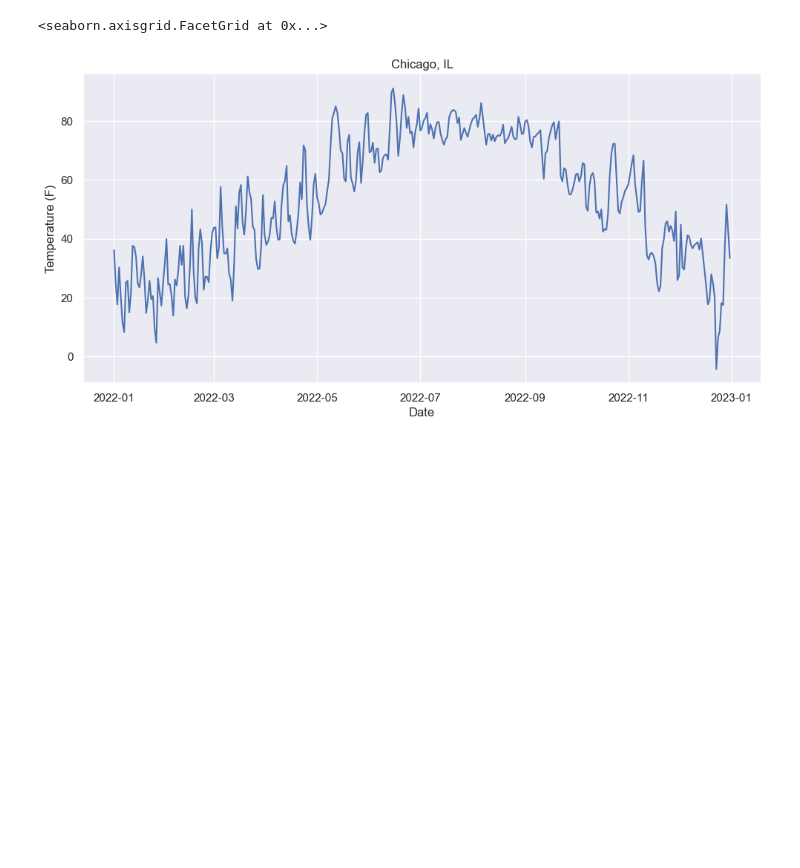
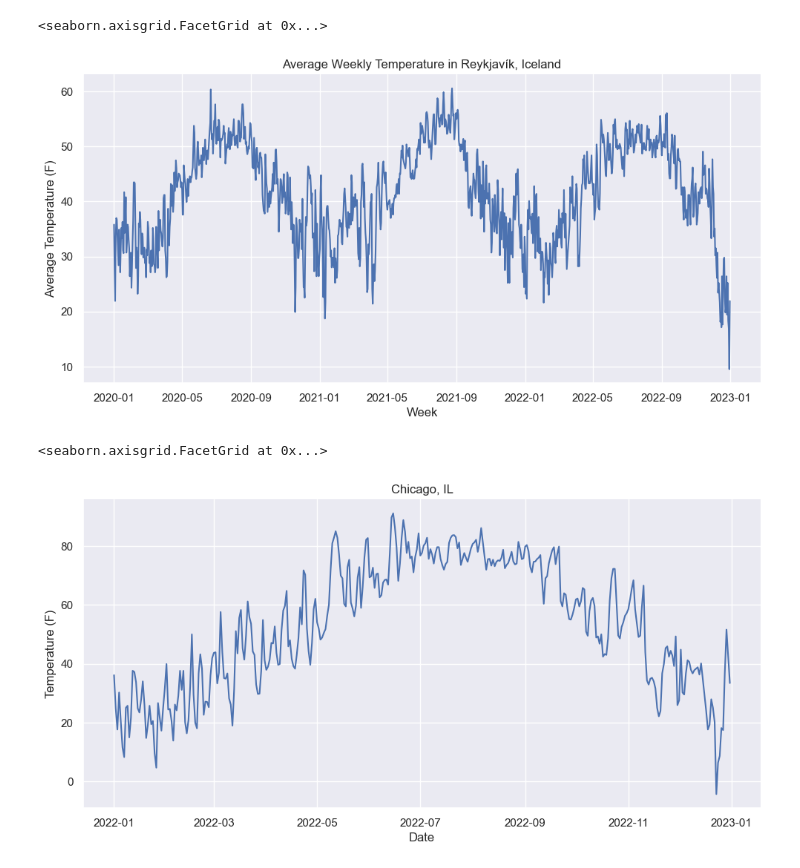
Before and after one commit to afitzer/2023-Travel, a Jupyter notebook: weather-1.ipynb, the cells around one changed output. Saved outputs shown, nothing was run; the diff lists cells and outputs as text; code cells hidden in the pictures; blank space fills up the shorter version.

```diff
--- a/weather-1.ipynb
+++ b/weather-1.ipynb
@@ -11,17 +11,18 @@ import pandas as pd
 sns.set_theme()
 # %%
 # Set time period
-start = datetime(2022, 1, 1)
+start = datetime(2020, 1, 1)
 end = datetime(2022, 12, 31)
 # %%
 # Create Points for each city
-chicago = Point(41.916256, -87.647254)
-seattle = Point(47.606209, -122.332071)
-austin = Point(30.267153, -97.743061)
-denver = Point(39.739236, -104.990251)
-las_vegas = Point(36.169941, -115.13983)
-vancouver = Point(49.282729, -123.120738)
-london = Point(51.507351, -0.127758)
-bozeman = Point(45.6795, -111.042222)
+# chicago = Point(41.916256, -87.647254)
+# seattle = Point(47.606209, -122.332071)
+# austin = Point(30.267153, -97.743061)
+# denver = Point(39.739236, -104.990251)
+# las_vegas = Point(36.169941, -115.13983)
+# vancouver = Point(49.282729, -123.120738)
+# london = Point(51.507351, -0.127758)
+# bozeman = Point(45.6795, -111.042222)
+reykjavík = Point(64.135338, -21.89521)
 # %%
 # Get daily data for each city in Fahrenheit
@@ -69,3 +77,10 @@ bozeman_monthly_data = bozeman_data.groupby(bozeman_data.index.month).mean()
+# %%
+# Plot relplots where the x-axis is the index and the y-axis is the tavg column
+reykjavík_plot = sns.relplot(data=reykjavík_data, x=reykjavík_data.index, y="tavg", kind="line", height=5, aspect=2)
+reykjavík_plot.set(xlabel="Week", ylabel="Average Temperature (F)", title="Average Weekly Temperature in Reykjavík, Iceland")
+# %% [output]
+<seaborn.axisgrid.FacetGrid at 0x...>
+[figure, added]
 # %%
 # Plot relplots where the x-axis is the index and the y-axis is the tavg column
 chicago_plot = sns.relplot(data=chicago_data, x=chicago_data.index, y="tavg", kind="line", aspect=2)
```
Also changed, not shown: parts of 2 cells of this notebook, 1 other file.
